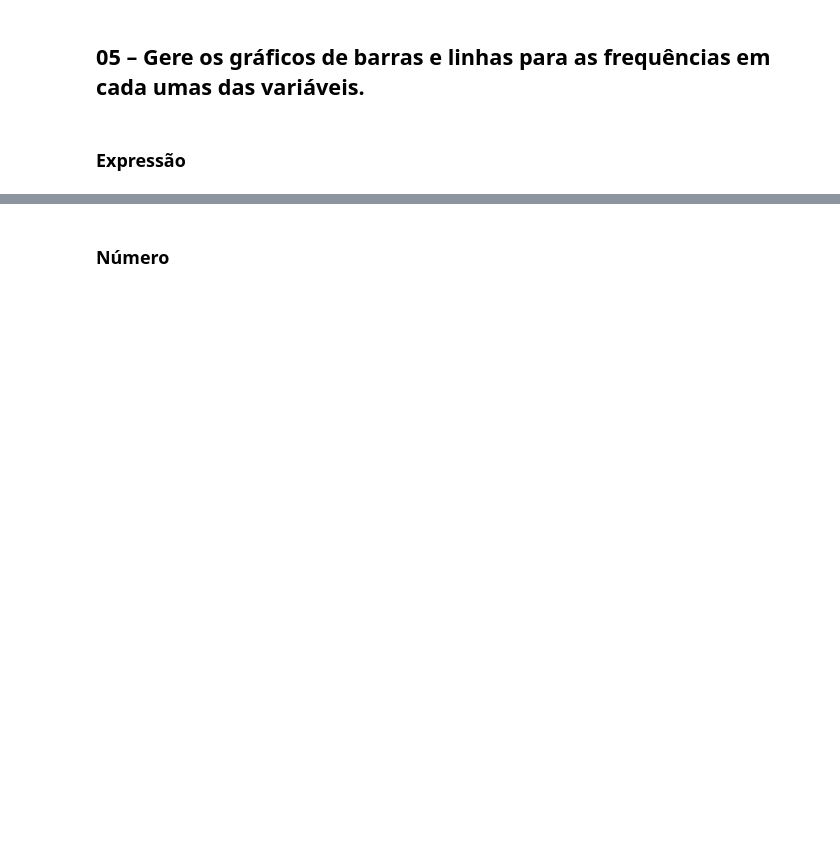
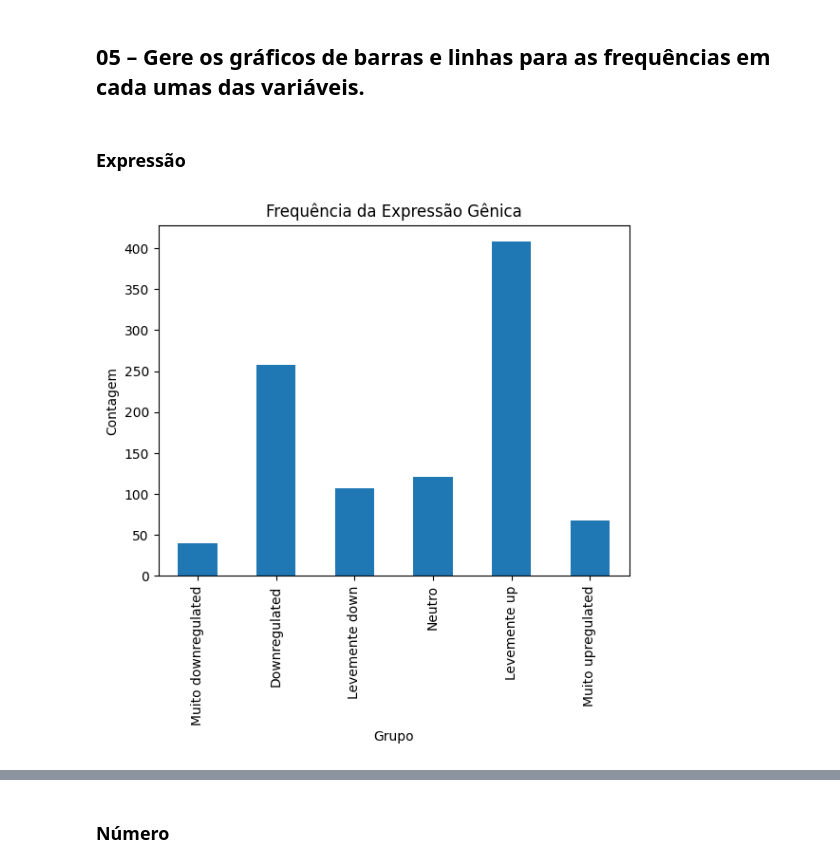
Before and after one commit to camss36/Python_basico_Camilla_Maia, a Jupyter notebook: Minhas_Respostas/14_VariaveisQuantitativas.ipynb, the cells around one changed output, grey strips where cells are left out. Drawn from its saved outputs; the diff is of its cells as text; code cells hidden in the pictures; blank space fills up the shorter version.

```diff
--- a/Minhas_Respostas/14_VariaveisQuantitativas.ipynb
+++ b/Minhas_Respostas/14_VariaveisQuantitativas.ipynb
@@ -91,3 +91,6 @@ def tabela_frequencia(serie):
     })
 
     return df_freq
+# %%
+freq_expressao = tabela_frequencia(df['Grupo'])
+freq_expressao
@@ -95,3 +130,10 @@ def tabela_frequencia(serie):
 ## 05 – Gere os gráficos de barras e linhas para as frequências em cada umas das variáveis.
 # %% [markdown]
 ### Expressão
+# %%
+freq_expressao['Frequencia_Absoluta'].plot(kind='bar')
+plt.title('Frequência da Expressão Gênica')
+plt.ylabel('Contagem')
+plt.show()
+# %% [output]
+[figure, added]
```
Also changed, not shown: parts of 15 cells of this notebook, 5 other files.
